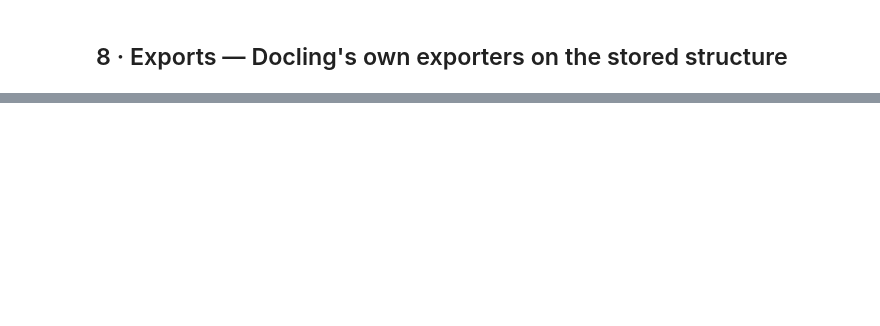
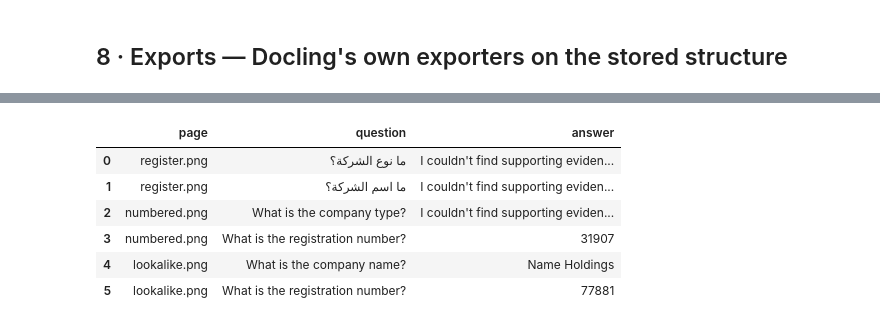
Before and after one commit to MahmoudYahiaAhmed/inklight, a Jupyter notebook: examples/structure_showcase.ipynb, the cells around one changed output, grey strips where cells are left out. Saved outputs shown, nothing was run; the diff lists cells and outputs as text; code cells hidden in the pictures; blank space fills up the shorter version.

```diff
--- a/examples/structure_showcase.ipynb
+++ b/examples/structure_showcase.ipynb
@@ -420,0 +484,35 @@ JSON export: 20148 characters · CLI: inklight structure regcard-en-scan.pdf --f
+# %%
+REGISTER = [  # (x0, y0, x1, y1), text: right to left, the header column of a register
+    ((1869, 244, 1976, 264), '١-الأسم التجارى'), ((1864, 271, 1999, 292), '(١) -السمة التجارية'),
+    ((1874, 326, 1971, 347), '١- نوع الشركة'), ((1750, 356, 2003, 376), '(ب) ٢- عنوان الشركة أو اسمها او اسم'),
+    ((1865, 382, 1976, 402), 'الجمعية التعاونية'), ((1856, 412, 1971, 431), '٣- السمة التجارية'),
+    ((1837, 499, 1866, 520), '(٢)'), ((1700, 567, 2004, 590), 'النجمة الزرقاء للتوريدات'),
+]
+NUMBERED = [((100, 120, 330, 142), '1. Company name'), ((100, 150, 330, 172), '2. Company type'),
+            ((100, 180, 330, 202), '3. Head office address'), ((100, 210, 600, 232), '4. Registration number: 31907')]
+LOOKALIKE = [((100, 120, 300, 142), 'Company name:'), ((320, 120, 600, 142), 'Name Holdings'),
+             ((100, 180, 300, 202), 'Registration'), ((100, 204, 300, 226), 'number:'), ((320, 204, 600, 226), '77881')]
+
+rows = []
+for pages, size, asks in [
+    ({'register.png': [REGISTER]}, (2338.0, 1653.0), [('register.png', 'ما نوع الشركة؟'), ('register.png', 'ما اسم الشركة؟')]),
+    ({'numbered.png': [NUMBERED]}, (1000.0, 800.0), [('numbered.png', 'What is the company type?'),
+                                                     ('numbered.png', 'What is the registration number?')]),
+    ({'lookalike.png': [LOOKALIKE]}, (1000.0, 800.0), [('lookalike.png', 'What is the company name?'),
+                                                       ('lookalike.png', 'What is the registration number?')]),
+]:
+    agent, ids = fixed_library(pages, size)
+    with agent:
+        for doc, q in asks:
+            r = agent.ask(q, doc_ids=[ids[doc]], save=False)
+            rows.append({'page': doc, 'question': q, 'answer': head(r)[:150]})
+pd.set_option('display.max_colwidth', 150)
+pd.DataFrame(rows)
+# %% [output]
+|  | page | question | answer |
+| 0 | register.png | ما نوع الشركة؟ | I couldn't find supporting eviden... |
+| 1 | register.png | ما اسم الشركة؟ | I couldn't find supporting eviden... |
+| 2 | numbered.png | What is the company type? | I couldn't find supporting eviden... |
+| 3 | numbered.png | What is the registration number? | 31907 |
+| 4 | lookalike.png | What is the company name? | Name Holdings |
+| 5 | lookalike.png | What is the registration number? | 77881 |
```
Also changed, not shown: parts of 35 cells of this notebook.
